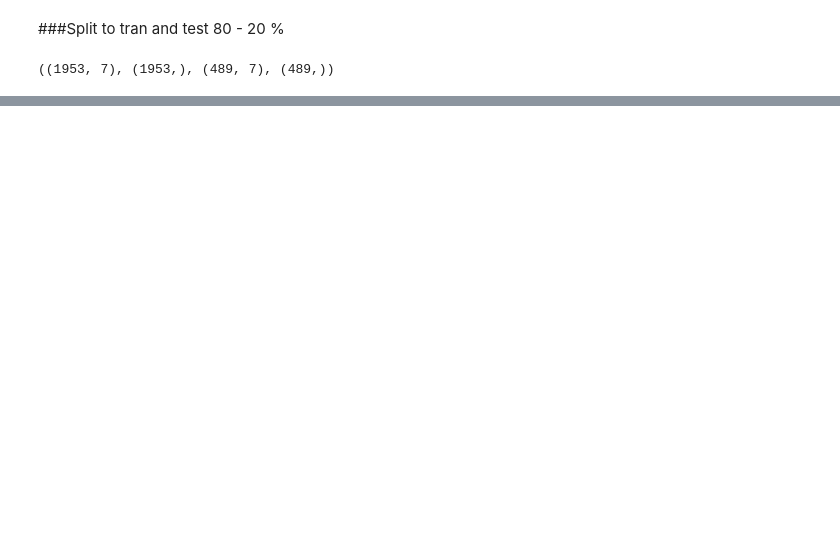
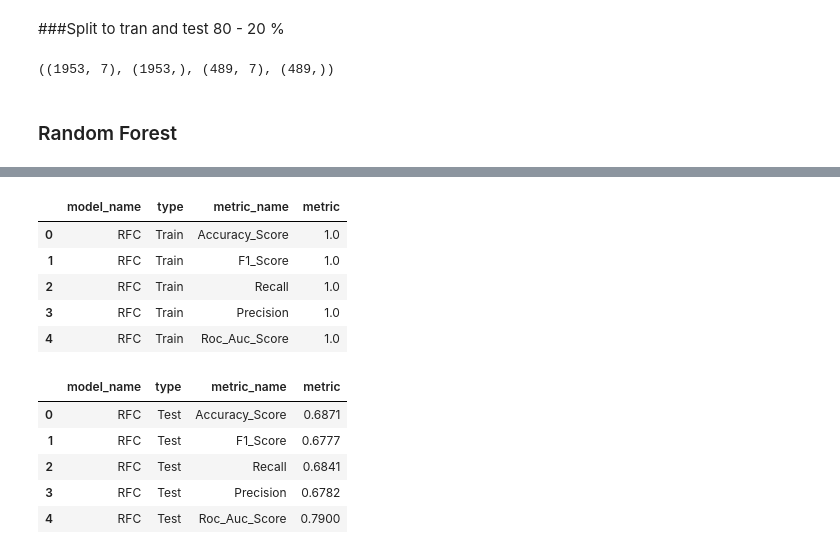
Before and after one commit to spros1/Methods-and-Algorithms_Work_Semester_21-22, a Jupyter notebook: Meteorological_Measurements_AthensCenter.ipynb, the cells around one changed output, grey strips where cells are left out. Saved outputs shown, nothing was run; the diff lists cells and outputs as text; code cells hidden in the pictures; blank space fills up the shorter version.

```diff
--- a/Meteorological_Measurements_AthensCenter.ipynb
+++ b/Meteorological_Measurements_AthensCenter.ipynb
@@ -329,3 +341,11 @@ def model_evaluation_regressor (y_true, y_pred, model_name, train_test):
+# %%
+## Same for precision score
+def multiclass_precision_score(y_true, y_pred, average="macro"):
+  lb = preprocessing.LabelBinarizer()
+  lb.fit(y_true)
+  y_true = lb.transform(y_true)
+  y_pred = lb.transform(y_pred)
+  return precision_score(y_true, y_pred, average=average)
 # %%
 # function for the scores
 def model_evaluation_classification (y_true, y_pred, model_name, train_test):
@@ -535,3 +562,17 @@ X_train, X_test, y_train, y_test = train_test_split(x, y, test_size=0.2, random_
 X_train.shape, y_train.shape, X_test.shape, y_test.shape
 # %% [output]
 ((1953, 7), (1953,), (489, 7), (489,))
+# %% [markdown]
+### Random Forest
+# %%
+#  Random Forest model run
+RFC_model_b, RFC_runtime_b = model_execution(RandomForestClassifier(), 'RandomForest')
+train_pred_RFC_b = model_prediction(RFC_model_b, X_train)
+test_pred_RFC_b  = model_prediction(RFC_model_b, X_test)
+
+# Random Forest Evaluation
+print("\n")
+RFC_train_b = model_evaluation_classification(y_train, train_pred_RFC_b, 'RFC', 'Train')
+print("\n")
+RFC_test_b = model_evaluation_classification(y_test, test_pred_RFC_b,'RFC', 'Test')
+# %% [output]
@@ -537,0 +580,12 @@ X_train.shape, y_train.shape, X_test.shape, y_test.shape
+|  | model_name | type | metric_name | metric |
+| 0 | RFC | Train | Accuracy_Score | 1.0 |
+| 1 | RFC | Train | F1_Score | 1.0 |
+| 2 | RFC | Train | Recall | 1.0 |
+| 3 | RFC | Train | Precision | 1.0 |
+| 4 | RFC | Train | Roc_Auc_Score | 1.0 |
+|  | model_name | type | metric_name | metric |
+| 0 | RFC | Test | Accuracy_Score | 0.6871 |
+| 1 | RFC | Test | F1_Score | 0.6777 |
+| 2 | RFC | Test | Recall | 0.6841 |
+| 3 | RFC | Test | Precision | 0.6782 |
+| 4 | RFC | Test | Roc_Auc_Score | 0.7900 |
```
Also changed, not shown: parts of 20 cells of this notebook.
